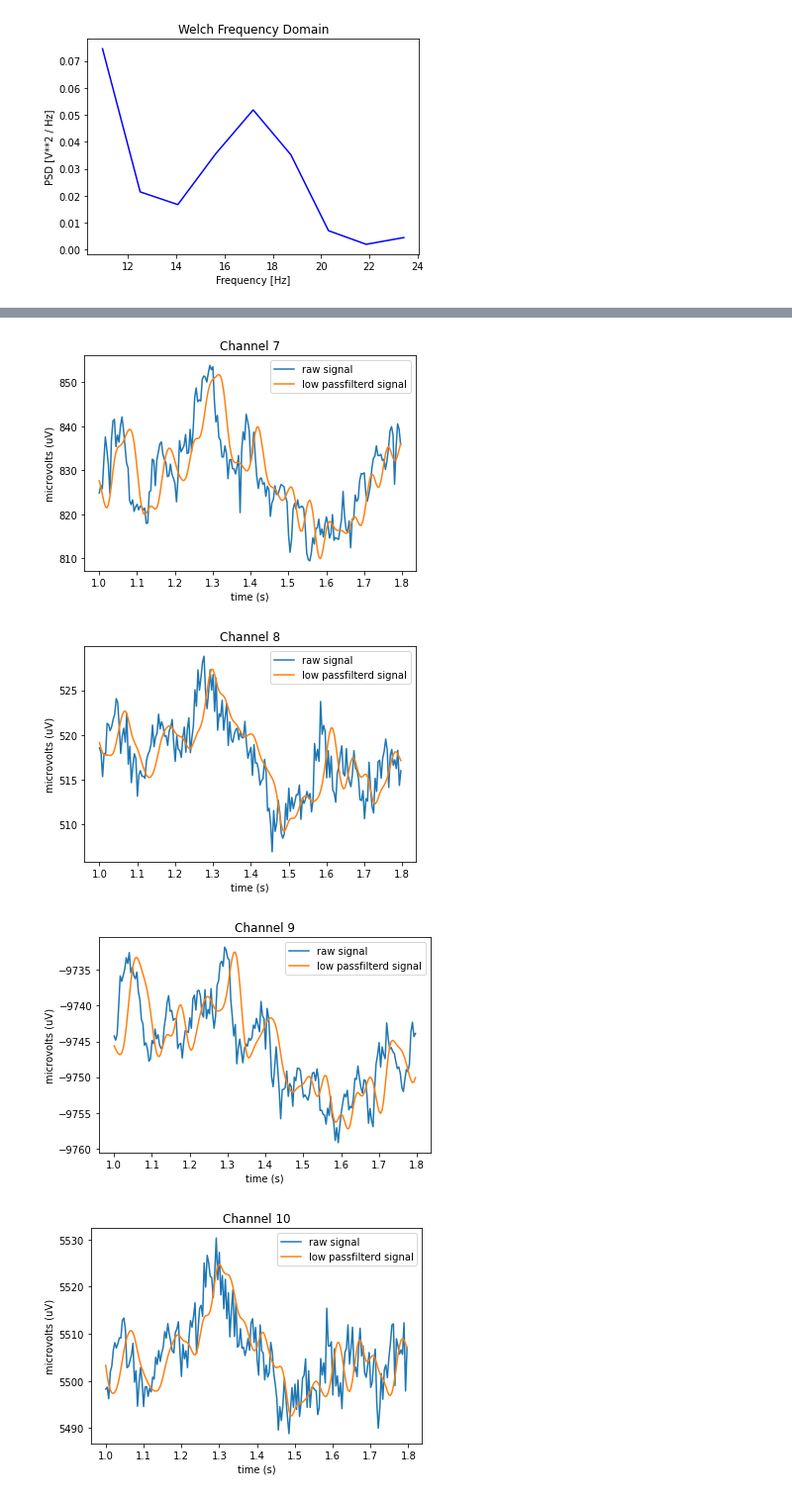
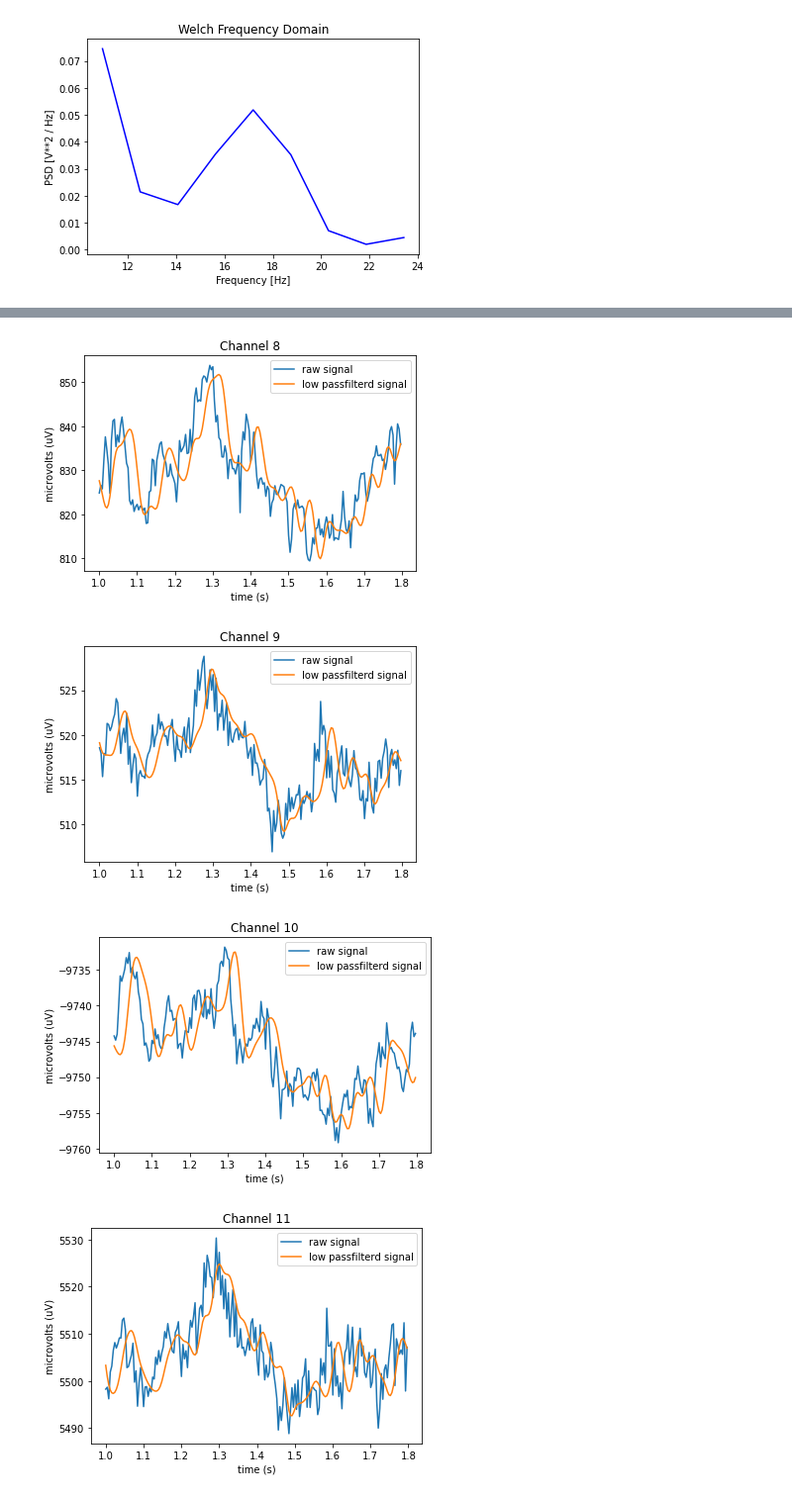
Before and after one commit to Vincent-syr/20MathModelCode, a Jupyter notebook: Untitled.ipynb, the cells around one changed output, grey strips where cells are left out. Shown at 99% size. Cells and saved outputs as stored; diff of their text form; code cells hidden in the pictures.

```diff
--- a/Untitled.ipynb
+++ b/Untitled.ipynb
@@ -556,35 +558,35 @@ import pandas as pd
 from ButterWorth import butter_filter
 
 path = 'S1_train_data.xlsx'
 s1 = pd.read_excel(path, header=None, sheet_name='char01(B)')
 s1 = s1.values  # (3125, 20)
 # raw_data =
 for i in range(20):
     raw_data = s1[:,i]
     x = np.linspace(0,len(raw_data), len(raw_data)) / 250
     filtered = butter_filter(raw_data)
     start = 250
     stop = start + 200
     # stop = len(x)
     plt.figure()
     plt.plot(x[start:stop], raw_data[start:stop], label='raw signal')
     plt.plot(x[start:stop], filtered[start:stop], label='low passfilterd signal')
-    plt.title('Channel %d' % i)
+    plt.title('Channel %d' % (i+1))
     plt.xlabel('time (s)')
     plt.ylabel('microvolts (uV)')
     plt.legend()
     plt.show()
 # %% [output]
 [figure]
 [figure]
 [figure]
 [figure]
 [figure]
 [figure]
 [figure]
 [figure]
 [figure]
-[figure, old version]
+[figure, new version]
 [figure]
 [figure]
 ... (8 outputs left out)
```
Also changed, not shown: parts of 5 cells of this notebook, 1 other file.
